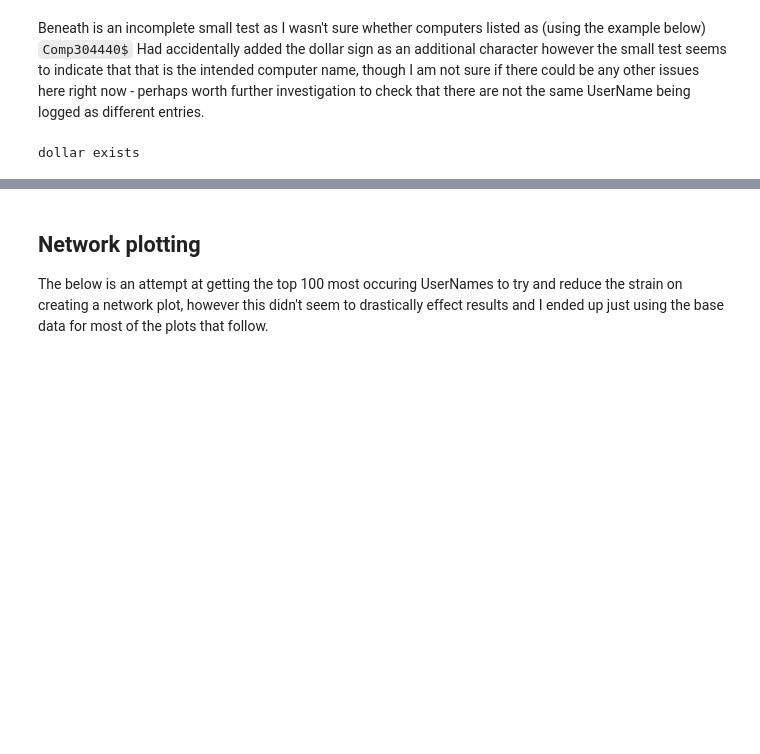
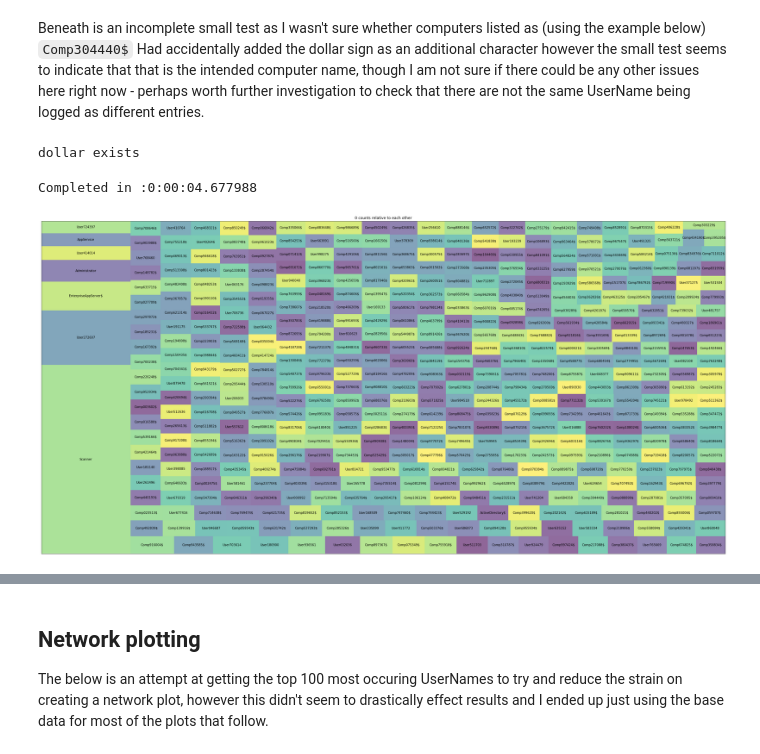
Before and after one commit to gabejg/Advanced-Cyber-Analytics-for-Attack-Detection, a Jupyter notebook: Gabriel/EDA/Process.ipynb, the cells around one changed output, grey strips where cells are left out. Drawn from its saved outputs; the diff is of its cells as text; code cells hidden in the pictures; blank space fills up the shorter version.

Commit message:
More and more plots :eyes:

```diff
--- a/Gabriel/EDA/Process.ipynb
+++ b/Gabriel/EDA/Process.ipynb
@@ -390,3 +391,42 @@ for i in counts[0]["UserName"]:
             y=1
 # %% [output]
 dollar exists
+# %%
+counts2 = counts[0].copy()
+counts2["UserName"] = np.where(counts2["Count"].between(0,counts2["Count"][50]),"",counts2["UserName"])
+# %%
+def square_plot(var,hed,fsize):
+    dtn()
+    if hed > 1000:
+        plt.figure(figsize=(100,50))
+    else:
+        plt.figure(figsize=(40,20))
+    if var == 0:
+        counts2 = counts[0].copy()
+        counts2["UserName"] = np.where(counts2["Count"].between(0,counts2["Count"][3000]),"",counts2["UserName"])
+        squarify.plot(sizes = counts[0]["Count"].head(hed), label = counts2["UserName"].head(hed), alpha=.6, text_kwargs={'fontsize':fsize})
+    if var == 1:
+        counts2 = counts[1].copy()
+        counts2["Device"] = np.where(counts2["Count"].between(0,counts2["Count"][3000]),"",counts2["Device"])
+        squarify.plot(sizes = counts[1]["Count"].head(hed), label = counts2["Device"].head(hed), alpha=.6, text_kwargs={'fontsize':fsize})
+    if var == 2:
+        counts2 = counts[2].copy()
+        counts2["ProcessName"] = np.where(counts2["Count"].between(0,counts2["Count"][250]),"",counts2["ProcessName"])
+        squarify.plot(sizes = counts[2]["Count"].head(hed), label = counts2["ProcessName"].head(hed), alpha=.6, text_kwargs={'fontsize':fsize})
+    if var == 3:
+        counts2 = counts[3].copy()
+        counts2["ParentProcessName"] = np.where(counts2["Count"].between(0,counts2["Count"][150]),"",counts2["ParentProcessName"])
+        squarify.plot(sizes = counts[3]["Count"].head(hed), label = counts2["ParentProcessName"].head(hed), alpha=.6, text_kwargs={'fontsize':fsize})
+    plt.title(str(var)+" counts relative to each other")
+    plt.xticks(ticks = [])
+    plt.yticks(ticks = [])
+    if len(counts[var]["Count"].head(hed)) == len(counts[var]["Count"]):
+        plt.savefig("./plots/square/"+str(counts[var].columns[0])+"_Square_Complete.png")
+    else:
+        plt.savefig("./plots/square/"+str(counts[var].columns[0])+"_Square_"+str(hed)+".png")
+    gen_end()
+# %%
+square_plot(0,500,10)
+# %% [output]
+Completed in :0:00:04.677988
+[figure, added]
```
Also changed, not shown: parts of 10 cells of this notebook, 15 other files.
